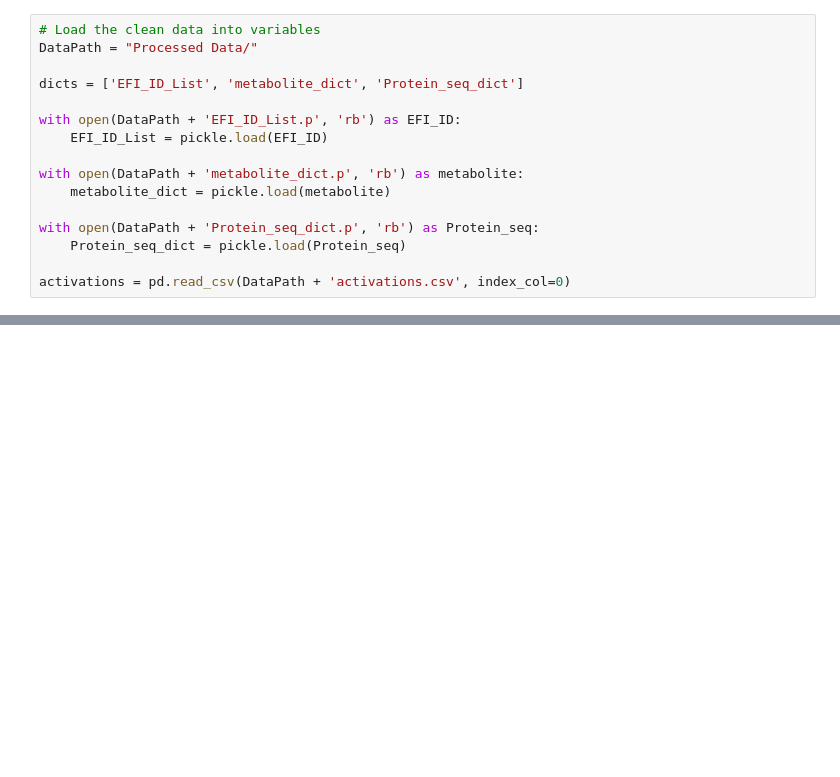
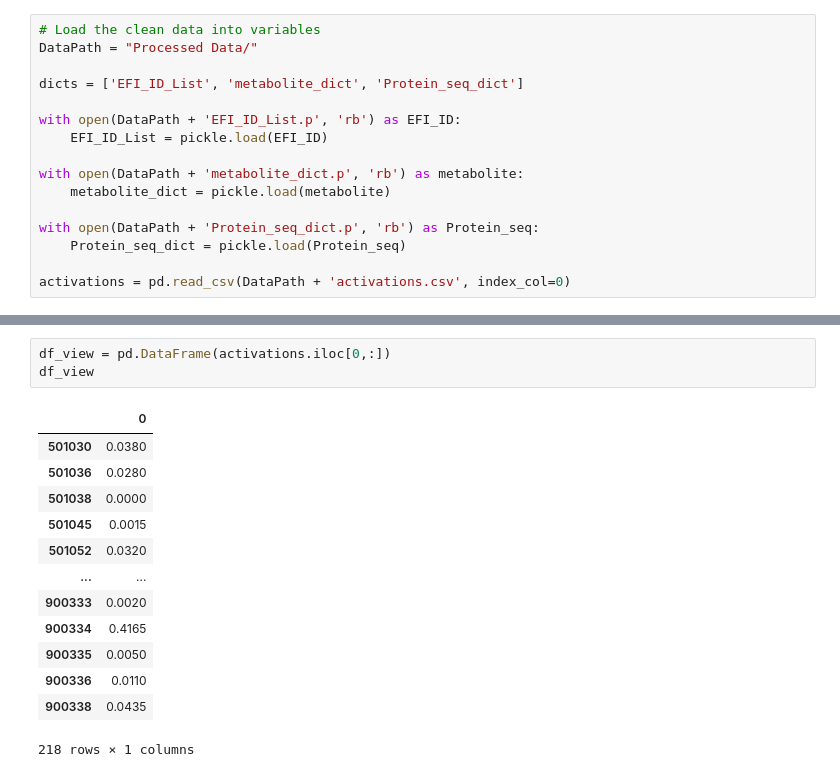
Before and after one commit to anaqiafendi/Phosphotase-Protein-Design-Project, a Jupyter notebook: Activity Analysis/ActivityAnalysis.ipynb, the cells around one changed output, grey strips where cells are left out. Cells and saved outputs as stored; diff of their text form; blank space fills up the shorter version.

```diff
--- a/Activity Analysis/ActivityAnalysis.ipynb
+++ b/Activity Analysis/ActivityAnalysis.ipynb
@@ -40,0 +58,17 @@ TypeError: '(0, slice(None, None, None))' is an invalid key
+# %%
+df_view = pd.DataFrame(activations.iloc[0,:])
+df_view
+# %% [output]
+|  | 0 |
+| 501030 | 0.0380 |
+| 501036 | 0.0280 |
+| 501038 | 0.0000 |
+| 501045 | 0.0015 |
+| 501052 | 0.0320 |
+| ... | ... |
+| 900333 | 0.0020 |
+| 900334 | 0.4165 |
+| 900335 | 0.0050 |
+| 900336 | 0.0110 |
+| 900338 | 0.0435 |
+218 rows × 1 columns
```
Also changed, not shown: parts of 5 cells of this notebook, 1 other file.
